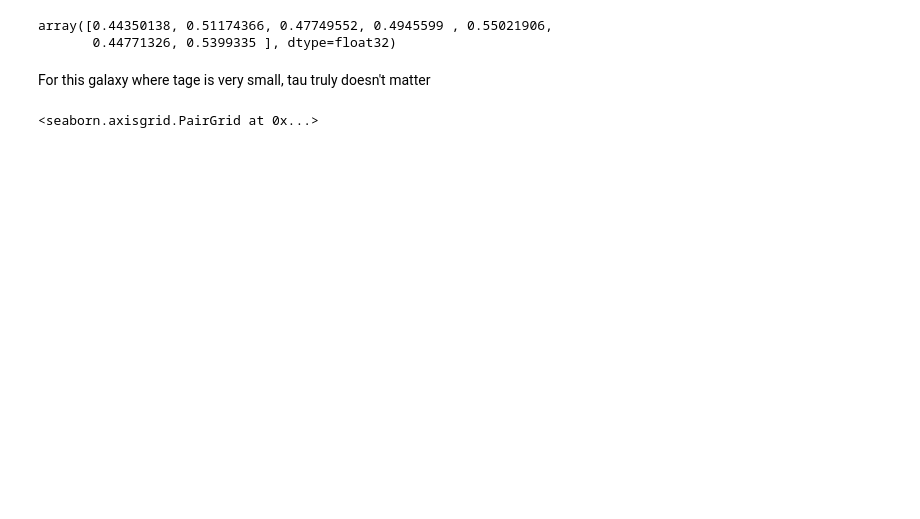
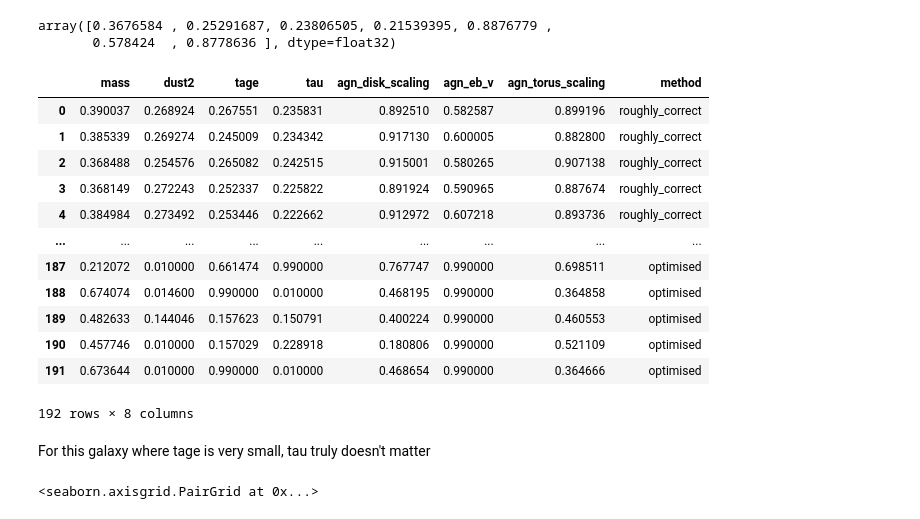
Before and after one commit to mwalmsley/agnfinder, a Jupyter notebook: notebooks/inference/initial_starts.ipynb, the cells around one changed output. Cells and saved outputs as stored; diff of their text form; code cells hidden in the pictures; blank space fills up the shorter version.

```diff
--- a/notebooks/inference/initial_starts.ipynb
+++ b/notebooks/inference/initial_starts.ipynb
@@ -103,8 +117,24 @@ df = pd.concat([correct_df, rough_df, random_df, optimised_df]).reset_index(drop
 # %%
-true_params
+true_params[0]
 # %% [output]
-array([0.44350138, 0.51174366, 0.47749552, 0.4945599 , 0.55021906,
-       0.44771326, 0.5399335 ], dtype=float32)
+array([0.3676584 , 0.25291687, 0.23806505, 0.21539395, 0.8876779 ,
+       0.578424  , 0.8778636 ], dtype=float32)
+# %%
+df
+# %% [output]
+|  | mass | dust2 | tage | tau | agn_disk_scaling | agn_eb_v | agn_torus_scaling | method |
+| 0 | 0.390037 | 0.268924 | 0.267551 | 0.235831 | 0.892510 | 0.582587 | 0.899196 | roughly_correct |
+| 1 | 0.385339 | 0.269274 | 0.245009 | 0.234342 | 0.917130 | 0.600005 | 0.882800 | roughly_correct |
+| 2 | 0.368488 | 0.254576 | 0.265082 | 0.242515 | 0.915001 | 0.580265 | 0.907138 | roughly_correct |
+| 3 | 0.368149 | 0.272243 | 0.252337 | 0.225822 | 0.891924 | 0.590965 | 0.887674 | roughly_correct |
+| 4 | 0.384984 | 0.273492 | 0.253446 | 0.222662 | 0.912972 | 0.607218 | 0.893736 | roughly_correct |
+| ... | ... | ... | ... | ... | ... | ... | ... | ... |
+| 187 | 0.212072 | 0.010000 | 0.661474 | 0.990000 | 0.767747 | 0.990000 | 0.698511 | optimised |
+| 188 | 0.674074 | 0.014600 | 0.990000 | 0.010000 | 0.468195 | 0.990000 | 0.364858 | optimised |
+| 189 | 0.482633 | 0.144046 | 0.157623 | 0.150791 | 0.400224 | 0.990000 | 0.460553 | optimised |
+| 190 | 0.457746 | 0.010000 | 0.157029 | 0.228918 | 0.180806 | 0.990000 | 0.521109 | optimised |
+| 191 | 0.673644 | 0.010000 | 0.990000 | 0.010000 | 0.468654 | 0.990000 | 0.364666 | optimised |
+192 rows × 8 columns
 # %% [markdown]
 For this galaxy where tage is very small, tau truly doesn't matter
 # %%
```
Also changed, not shown: parts of 16 cells of this notebook, 2 other files.
